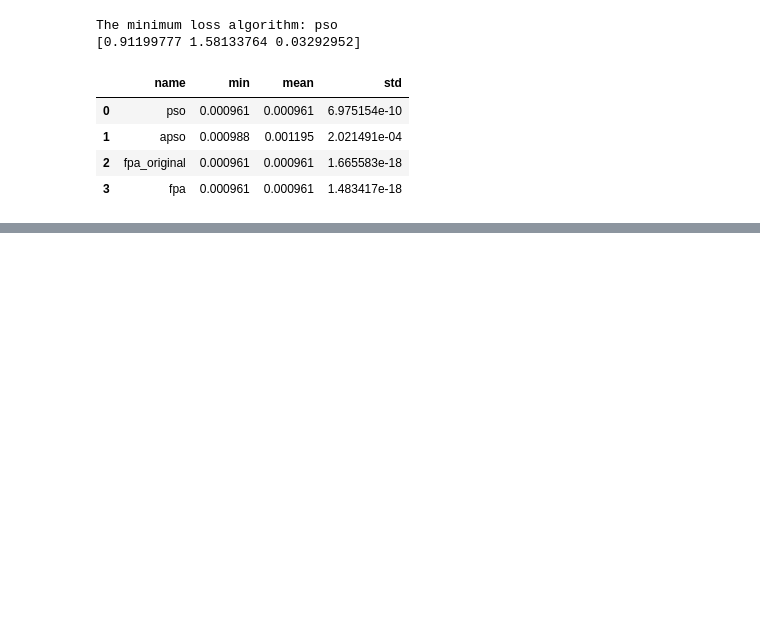
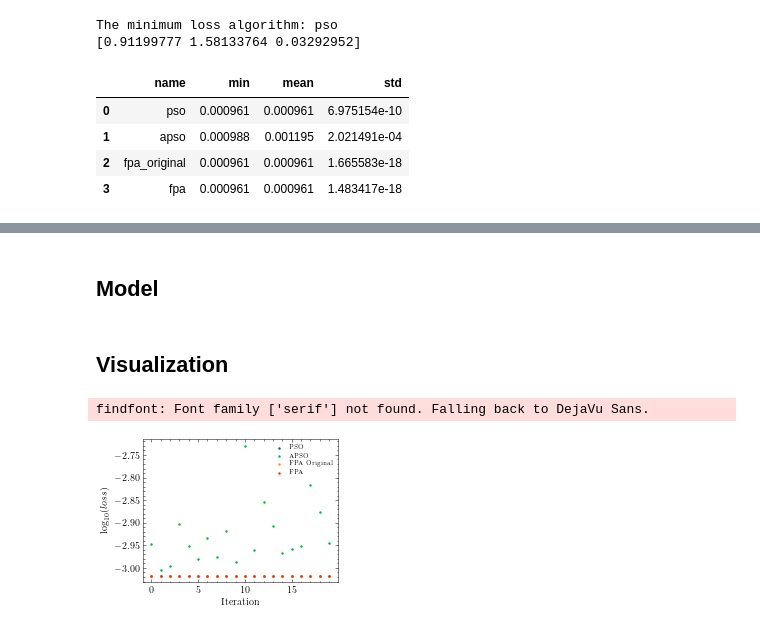
Before and after one commit to fadamsyah/longitudinal-control-based-nature-inspired-optimization, a Jupyter notebook: PID Tuning/Analysis/Analysis.ipynb, the cells around one changed output, grey strips where cells are left out. Saved outputs shown, nothing was run; the diff lists cells and outputs as text; code cells hidden in the pictures; blank space fills up the shorter version.

```diff
--- a/PID Tuning/Analysis/Analysis.ipynb
+++ b/PID Tuning/Analysis/Analysis.ipynb
@@ -65,0 +128,2 @@ df_loss_summary
+# %% [markdown]
+## Model
@@ -65,0 +255,15 @@ df_loss_summary
+# %% [markdown]
+## Visualization
+# %%
+plt.figure()
+names = ['PSO', 'APSO', 'FPA Original', 'FPA']
+for i in range(len(dir_names)):
+    plt.scatter(df_loss.index.values, np.log10(df_loss[dir_names[i]]), s=2., label=names[i])
+plt.xlabel('Iteration')
+plt.ylabel('$\mathrm{log}_{10}(loss)$')
+plt.legend(prop={'size': 6})
+plt.savefig('img/stability_check.png', dpi=600, transparent=True)
+plt.show()
+# %% [output]
+findfont: Font family ['serif'] not found. Falling back to DejaVu Sans.
+[figure, added]
```
Also changed, not shown: parts of 16 cells of this notebook, 3 other files.
